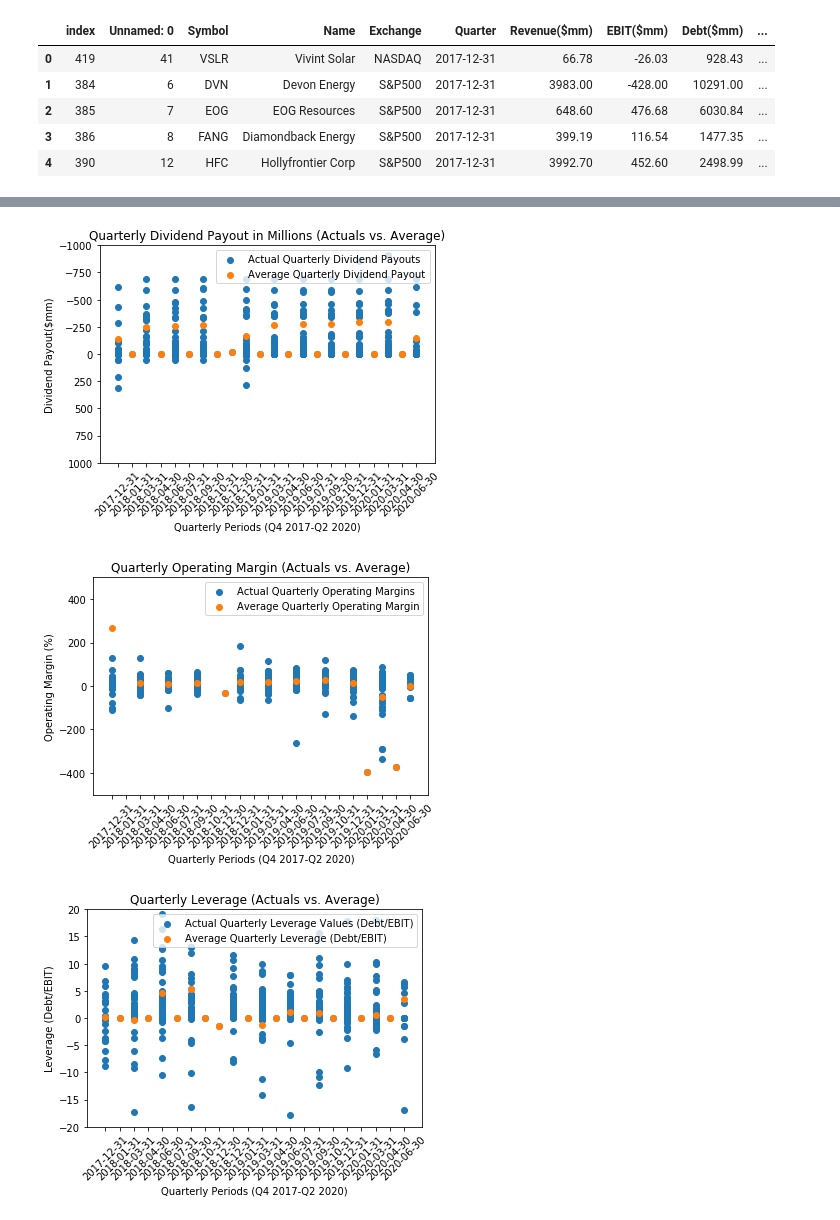
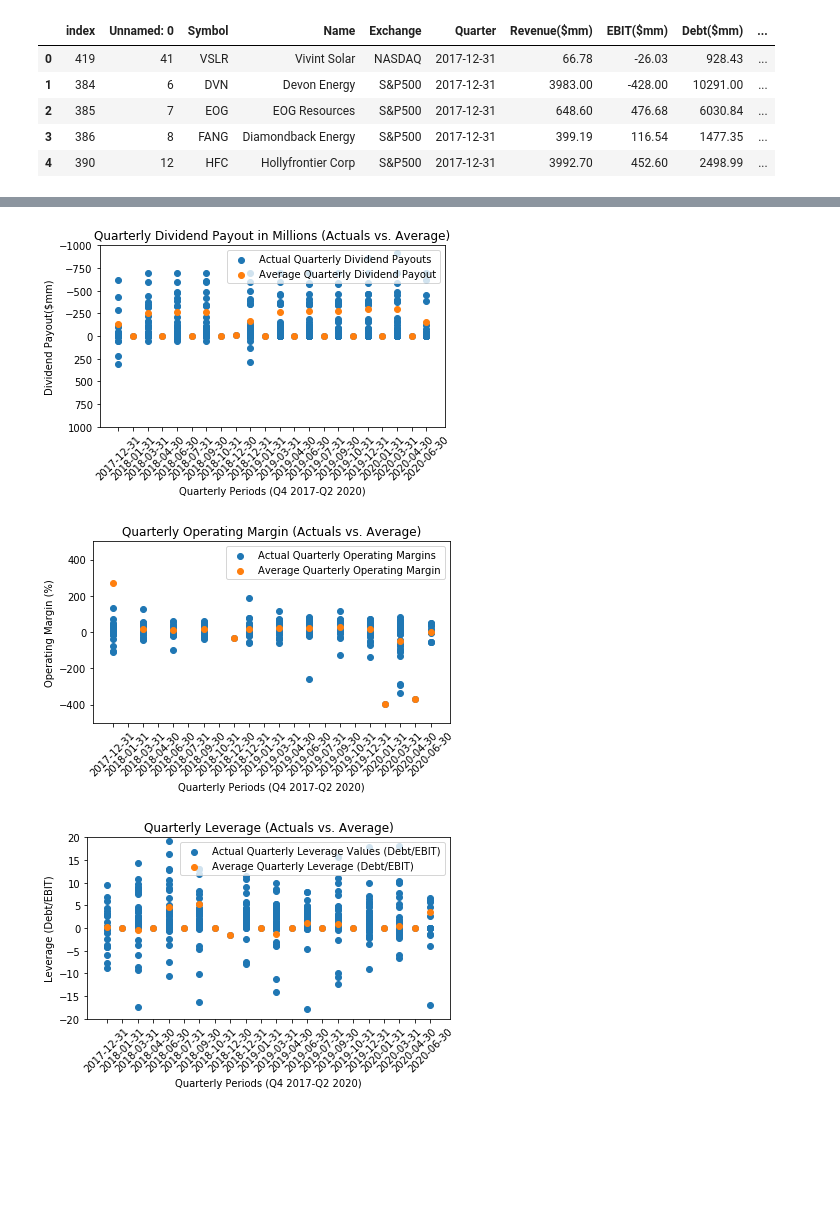
Before and after one commit to dsc55704973/project_one, a Jupyter notebook: developer/Daniel Carrillo's Work/visualizations_.ipynb, the cells around one changed output, grey strips where cells are left out. Drawn from its saved outputs; the diff is of its cells as text; code cells hidden in the pictures; blank space fills up the shorter version.

```diff
--- a/developer/Daniel Carrillo's Work/visualizations_.ipynb
+++ b/developer/Daniel Carrillo's Work/visualizations_.ipynb
@@ -58,28 +58,28 @@ quarterly_data.head()
 | 4 | 2018-06-30 | -260.6755 | 9.57575 | 4.57525 | 24.65375 |
 # %%
 # dividend payout per quarter visualization
-
 x_values = df['Quarter']
 y_values = df['Dividend Payout($mm)']
 plt.scatter(x_values, y_values, label="Actual Quarterly Dividend Payouts")
 
 # average dividend payout over visualization
 x_values = quarterly_data['Quarter']
 y_values = quarterly_data['Average Quarterly Dividend Payout']
 plt.scatter(x_values, y_values, label="Average Quarterly Dividend Payout")
 
 # formatting
 plt.xlabel("Quarterly Periods (Q4 2017-Q2 2020)")
 plt.ylabel("Dividend Payout($mm)")
 plt.title("Quarterly Dividend Payout in Millions (Actuals vs. Average)")
 plt.legend(loc='upper right')
 plt.xticks(rotation=45)
 plt.ylim(1000,-1000)
+plt.tight_layout()
 
 # save output
 plt.savefig("../visualizations/dividend_payout_per_quarter.png")
 # %% [output]
-[figure, old version]
+[figure, new version]
 # %%
 # operating margin per quarter visualization
 x_values = df['Quarter']
@@ -98,11 +98,12 @@ plt.title("Quarterly Operating Margin (Actuals vs. Average)")
 plt.legend(loc='upper right')
 plt.xticks(rotation=45)
 plt.ylim(-500,500)
+plt.tight_layout()
 
 # save output
 plt.savefig("../visualizations/operating_margin_per_quarter.png")
 # %% [output]
-[figure, old version]
+[figure, new version]
 # %%
 # leverage per quarter visualization
 x_values = df['Quarter']
@@ -121,11 +122,12 @@ plt.title("Quarterly Leverage (Actuals vs. Average)")
 plt.legend(loc='upper right')
 plt.xticks(rotation=45)
 plt.ylim(-20,20)
+plt.tight_layout()
 
 # save output
 plt.savefig("../visualizations/leverage_per_quarter.png")
 # %% [output]
-[figure, old version]
+[figure, new version]
 # %%
 # EBIT payout per quarter visualization
 x_values = df['Quarter']
```
Also changed, not shown: parts of 5 cells of this notebook, 8 other files.
